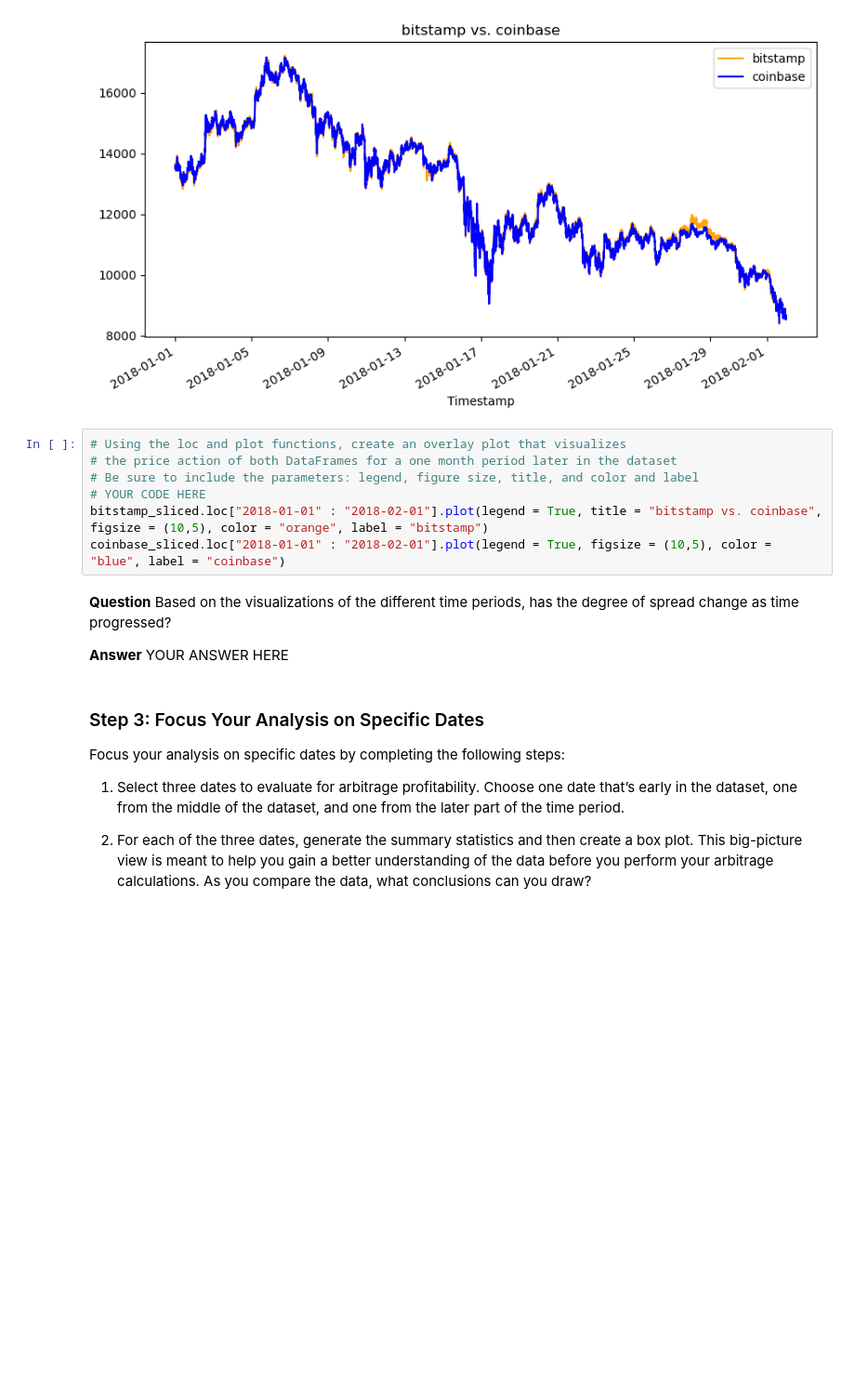
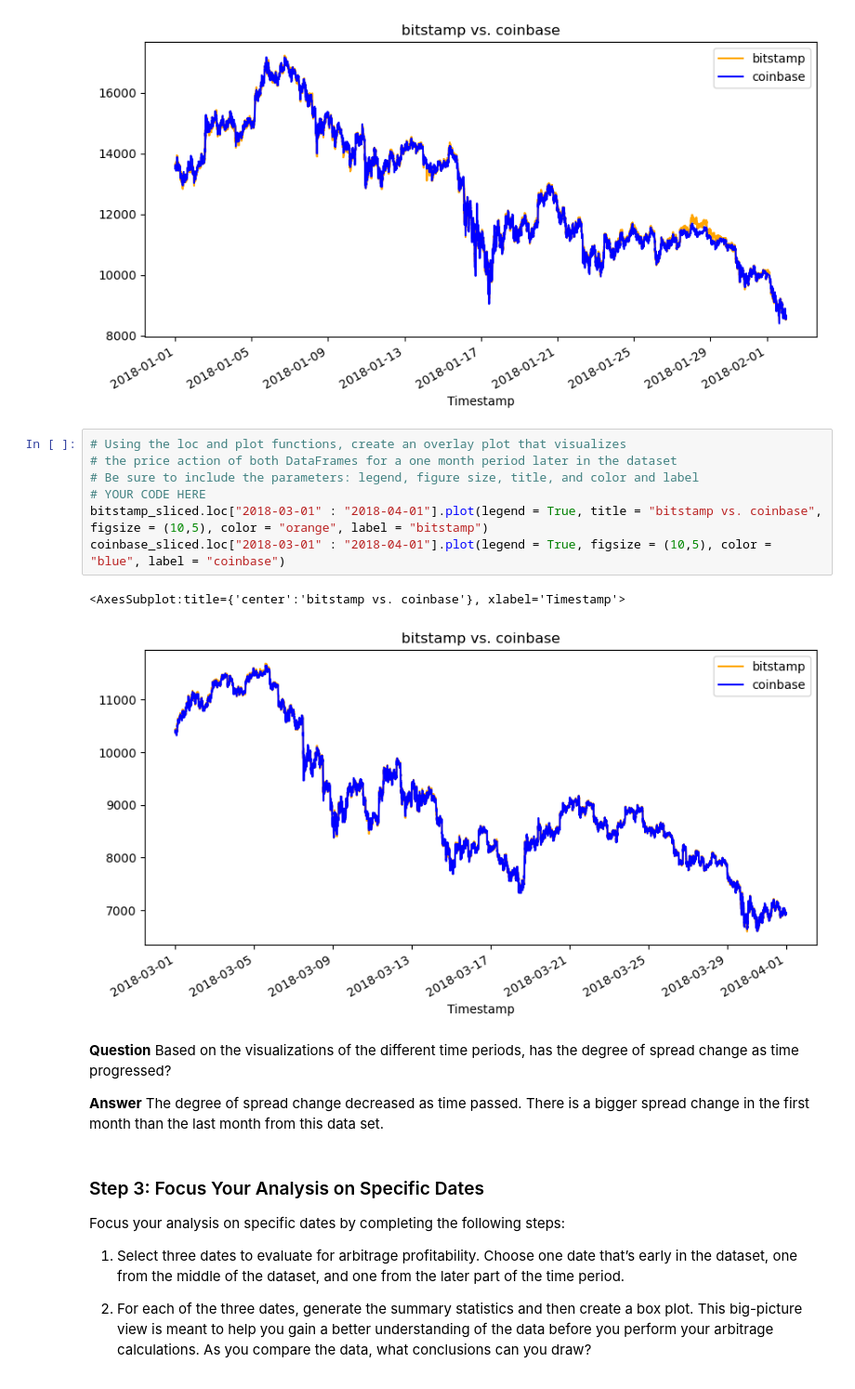
Before and after one commit to halamkim/challenge_03, a Jupyter notebook: crypto_arbitrage.ipynb, the cells around one changed output. Shown: that part at 93% size. Cells and saved outputs as stored; diff of their text form; blank space fills up the shorter version.

```diff
--- a/crypto_arbitrage.ipynb
+++ b/crypto_arbitrage.ipynb
@@ -281,14 +281,17 @@ coinbase_sliced.loc["2018-01-01" : "2018-02-01"].plot(legend = True, figsize = (
 # %%
 # Using the loc and plot functions, create an overlay plot that visualizes
 # the price action of both DataFrames for a one month period later in the dataset
 # Be sure to include the parameters: legend, figure size, title, and color and label
 # YOUR CODE HERE
-bitstamp_sliced.loc["2018-01-01" : "2018-02-01"].plot(legend = True, title = "bitstamp vs. coinbase", figsize = (10,5), color = "orange", label = "bitstamp")
-coinbase_sliced.loc["2018-01-01" : "2018-02-01"].plot(legend = True, figsize = (10,5), color = "blue", label = "coinbase")
+bitstamp_sliced.loc["2018-03-01" : "2018-04-01"].plot(legend = True, title = "bitstamp vs. coinbase", figsize = (10,5), color = "orange", label = "bitstamp")
+coinbase_sliced.loc["2018-03-01" : "2018-04-01"].plot(legend = True, figsize = (10,5), color = "blue", label = "coinbase")
+# %% [output]
+<AxesSubplot:title={'center':'bitstamp vs. coinbase'}, xlabel='Timestamp'>
+[figure, added]
 # %% [markdown]
 **Question** Based on the visualizations of the different time periods, has the degree of spread change as time progressed?
 
-**Answer** YOUR ANSWER HERE
+**Answer** The degree of spread change decreased as time passed. There is a bigger spread change in the first month than the last month from this data set.
 # %% [markdown]
 ### Step 3: Focus Your Analysis on Specific Dates
 
```
Also changed, not shown: parts of 9 cells of this notebook.
